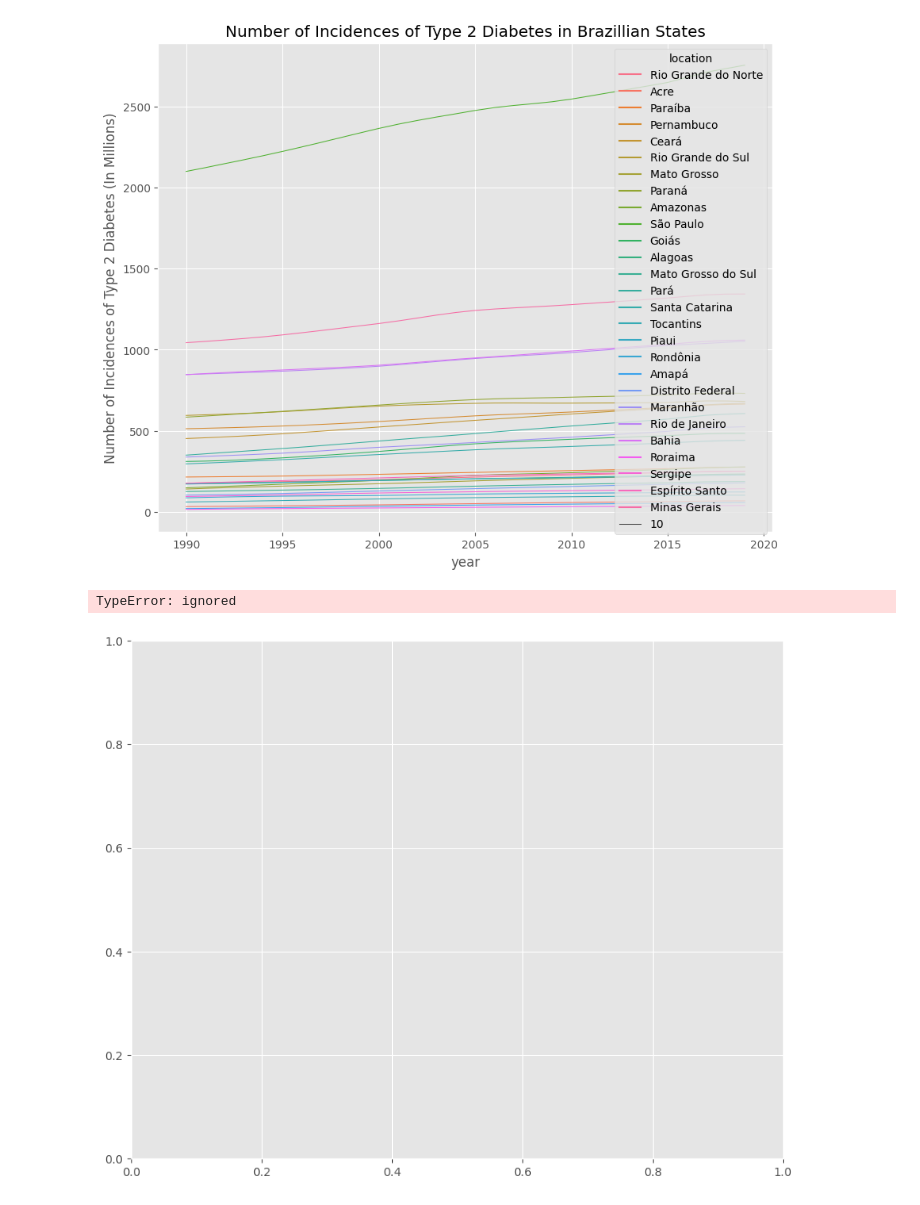
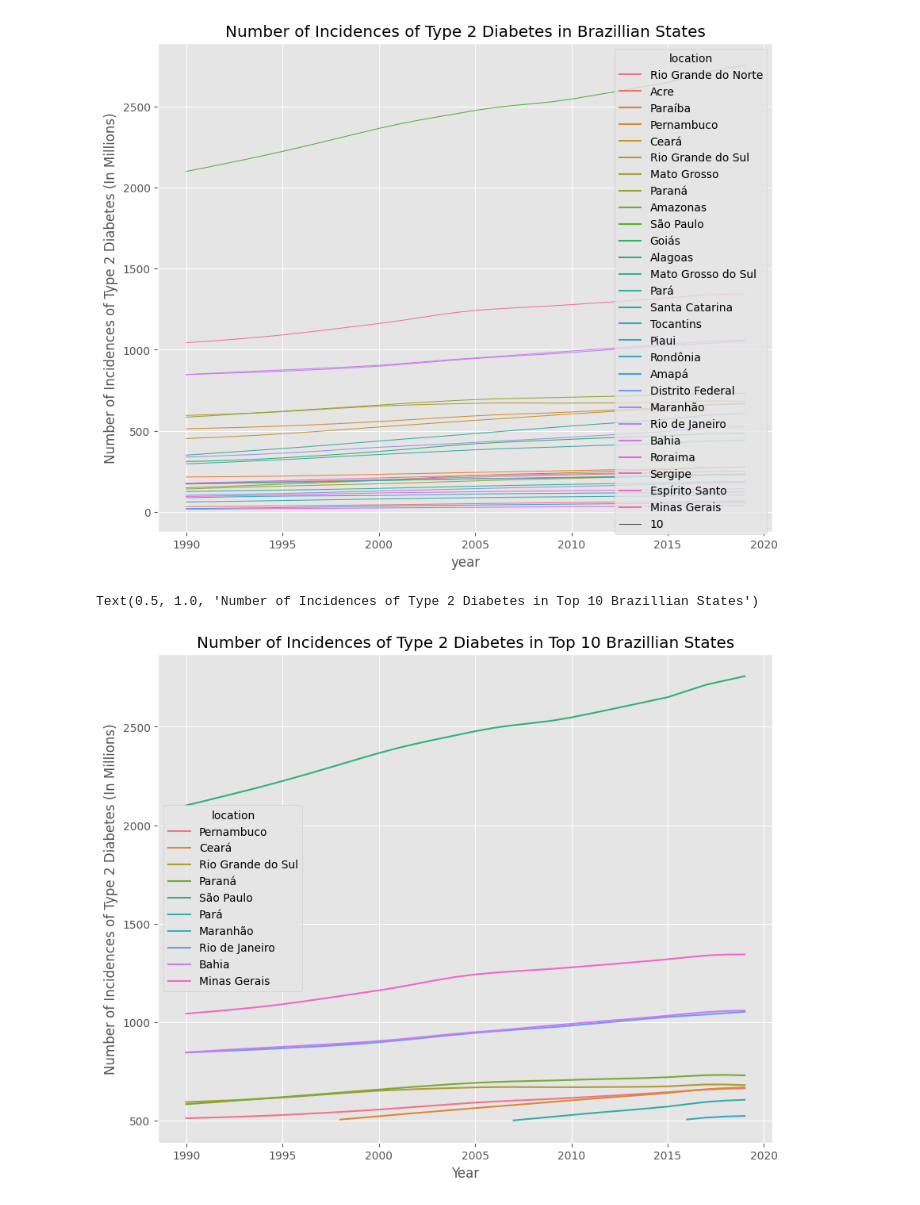
Before and after one commit to JosephMuschialli/QM2, a Jupyter notebook: Project/Brazilian_States_Over_Time.ipynb, the cells around one changed output. Cells and saved outputs as stored; diff of their text form; code cells hidden in the pictures.

```diff
--- a/Project/Brazilian_States_Over_Time.ipynb
+++ b/Project/Brazilian_States_Over_Time.ipynb
@@ -33,7 +33,9 @@ sns.lineplot(data=df, x="year", y='Number of Incidences of Type 2 Diabetes (In M
 Text(0.5, 1.0, 'Number of Incidences of Type 2 Diabetes in Brazillian States')
 [figure]
 # %%
-dfh = df[df['Number of Incidences of Type 2 Diabetes (In Millions)']]
+dfh = df[df['Number of Incidences of Type 2 Diabetes (In Millions)']>=500]
-# %% [output]
-TypeError: ignored
-[figure, removed]
+# %%
+sns.lineplot(data=dfh, x="Year", y='Number of Incidences of Type 2 Diabetes (In Millions)', hue = 'location').set_title('Number of Incidences of Type 2 Diabetes in Top 10 Brazillian States')
+# %% [output]
+Text(0.5, 1.0, 'Number of Incidences of Type 2 Diabetes in Top 10 Brazillian States')
+[figure, added]
```
Also changed, not shown: parts of 1 cell of this notebook.
